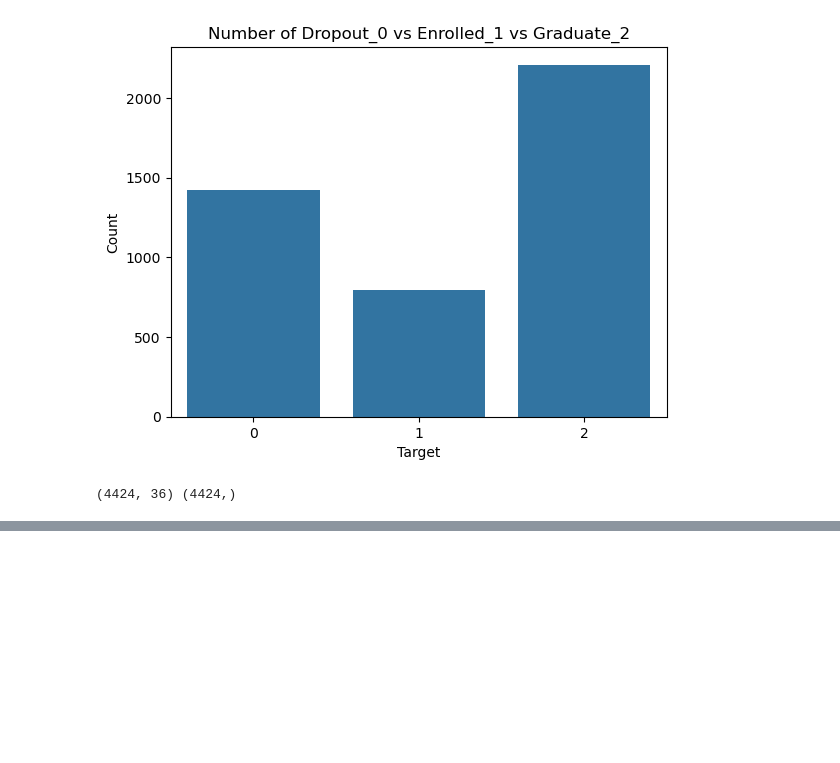
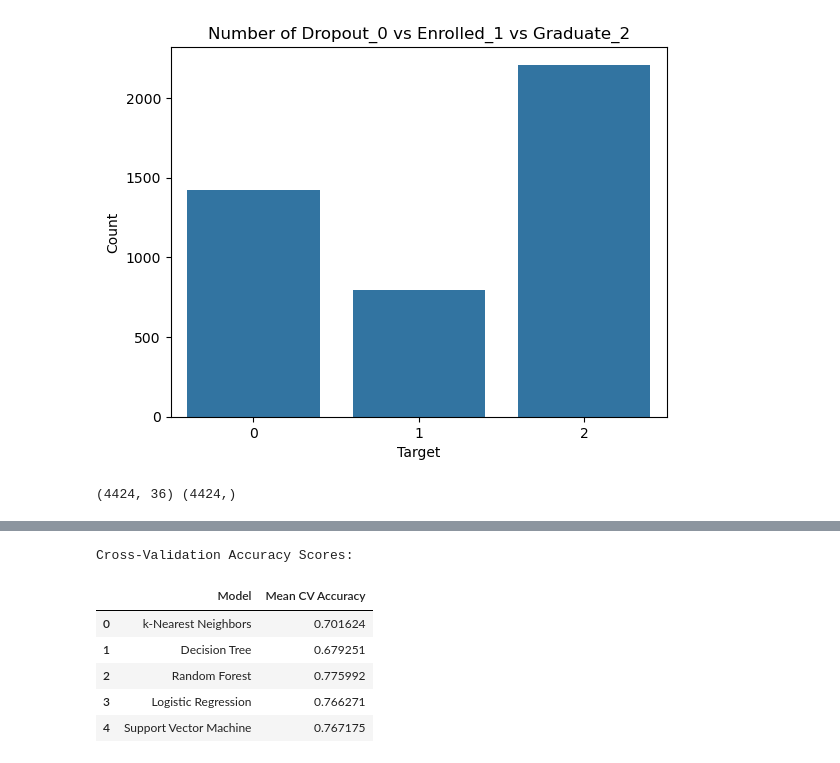
Before and after one commit to CCTsba25327/ml-ca-1-CCTsba25327, a Jupyter notebook: sba25327_CA1_ML.ipynb, the cells around one changed output, grey strips where cells are left out. Cells and saved outputs as stored; diff of their text form; code cells hidden in the pictures; blank space fills up the shorter version.

```diff
--- a/sba25327_CA1_ML.ipynb
+++ b/sba25327_CA1_ML.ipynb
@@ -124,0 +207,18 @@ X = sc.fit_transform(X_raw)
+# %%
+# Cross-validation for accuracy on the full dataset
+cv_results = []
+for name, classifier in classifiers.items():
+    cv_scores = cross_val_score(classifier, X, y, cv=5, scoring='accuracy')
+    cv_results.append([name, cv_scores.mean()])
+
+cv_results_df = pd.DataFrame(cv_results, columns=["Model", "Mean CV Accuracy"])
+print("\nCross-Validation Accuracy Scores:")
+cv_results_df
+# %% [output]
+Cross-Validation Accuracy Scores:
+|  | Model | Mean CV Accuracy |
+| 0 | k-Nearest Neighbors | 0.701624 |
+| 1 | Decision Tree | 0.679251 |
+| 2 | Random Forest | 0.775992 |
+| 3 | Logistic Regression | 0.766271 |
+| 4 | Support Vector Machine | 0.767175 |
```
Also changed, not shown: parts of 3 cells of this notebook.
